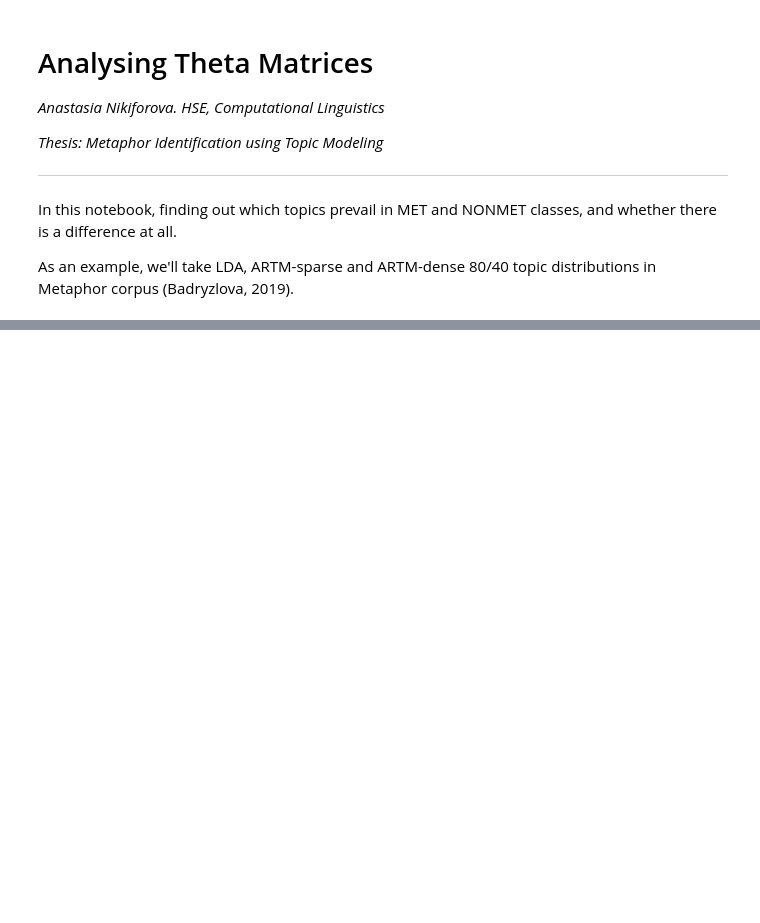
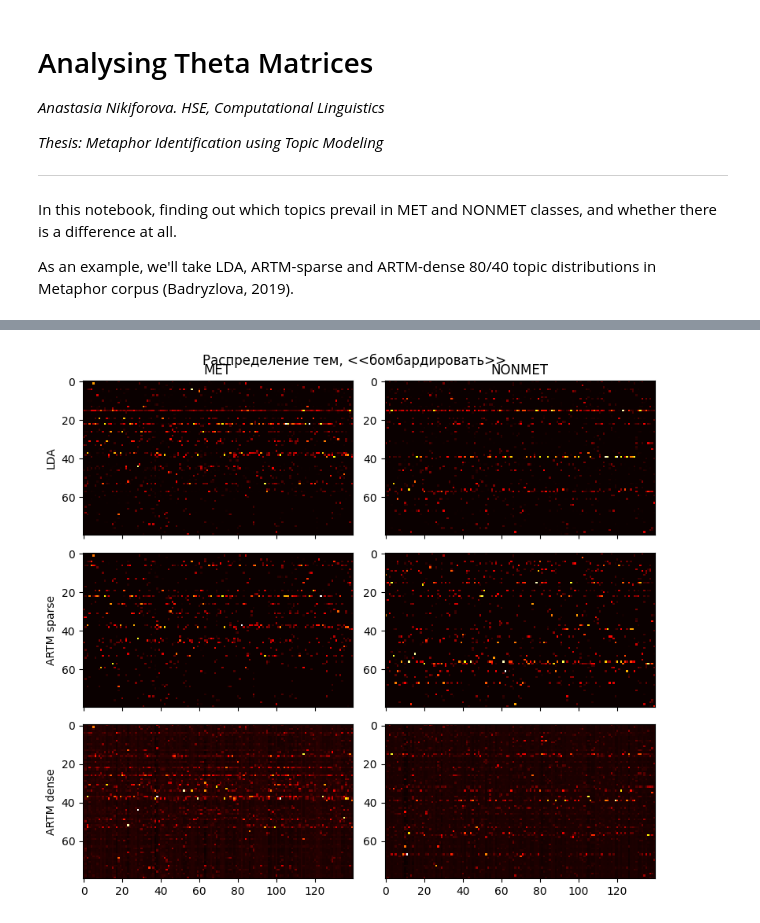
Before and after one commit to steysie/topic-modelling-metaphor, a Jupyter notebook: Notebooks and Scripts/[3] Theta Matrix Analysis.ipynb, the cells around one changed output, grey strips where cells are left out. Saved outputs shown, nothing was run; the diff lists cells and outputs as text; code cells hidden in the pictures; blank space fills up the shorter version.

```diff
--- a/Notebooks and Scripts/[3] Theta Matrix Analysis.ipynb
+++ b/Notebooks and Scripts/[3] Theta Matrix Analysis.ipynb
@@ -42,0 +75,4 @@ theta_df_met_agg, theta_df_nonmet_agg = get_topic_means(theta_df_2)
+# %%
+theta_values_met_1, theta_values_nonmet_1 = get_topic_values(theta_df_1)
+theta_values_met_2, theta_values_nonmet_2 = get_topic_values(theta_df_2)
+theta_values_met_3, theta_values_nonmet_3 = get_topic_values(theta_df_3)
@@ -64,0 +131,31 @@ plt.show()
+# %%
+def tm_heatmap(met=[], nonmet=[], target_verb='', save_name='default'):
+    # Create four polar axes and access them through the returned array
+    plt.style.use('default')
+    fig, axs = plt.subplots(3, 2, figsize=(8,7), sharex=True)
+    fig.suptitle(f'Распределение тем, <<{target_verb}>>').set_y(1.003)  # , fontsize="large"
+    axs[0, 0].set_title('MET')
+    axs[0, 1].set_title('NONMET')
+
+    axs[0, 0].set_ylabel('LDA')
+    axs[0, 0].imshow(met[0].T, cmap='hot', interpolation='nearest')
+    axs[0, 1].imshow(nonmet[0].T, cmap='hot', interpolation='nearest')
+
+    axs[1, 0].set_ylabel('ARTM sparse')
+    axs[1, 0].imshow(met[1].T, cmap='hot', interpolation='nearest')
+    axs[1, 1].imshow(nonmet[1].T, cmap='hot', interpolation='nearest')
+
+    axs[2, 0].set_ylabel('ARTM dense')
+    axs[2, 0].imshow(met[2].T, cmap='hot', interpolation='nearest')
+    axs[2, 1].imshow(nonmet[2].T, cmap='hot', interpolation='nearest')
+
+
+    fig.savefig(f"./artm/img/{save_name}", bbox_inches='tight')
+    plt.tight_layout()
+# %%
+tm_heatmap(met=[theta_values_met_1[:140], theta_values_met_2[:140],theta_values_met_3[:140]],
+           nonmet=[theta_values_nonmet_1[:140], theta_values_nonmet_2[:140], theta_values_nonmet_3[:140]],
+           target_verb='бомбардировать', save_name='bombard.pdf'
+          )
+# %% [output]
+[figure, added]
```
Also changed, not shown: parts of 20 cells of this notebook.
